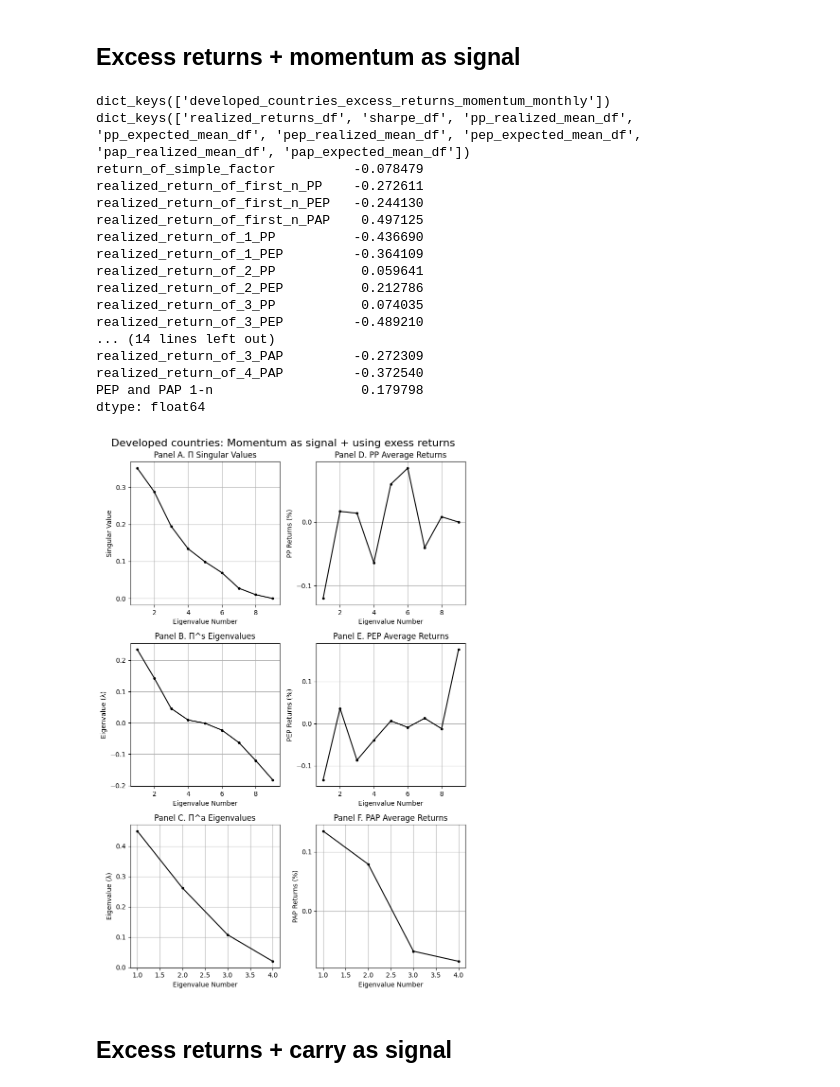
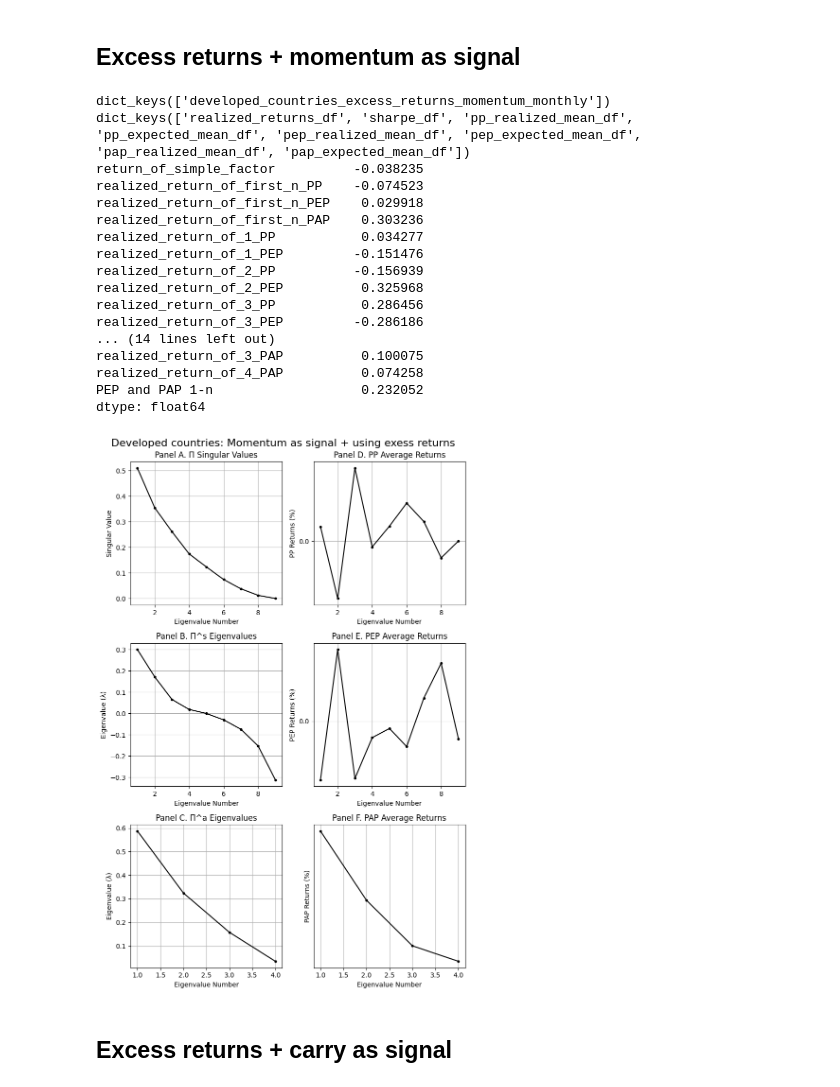
Before and after one commit to aminizadyar/Principal-Portfolios, a Jupyter notebook: PP_monthly_equity_FX.ipynb, the cells around one changed output. Cells and saved outputs as stored; diff of their text form; code cells hidden in the pictures.

Commit message:
carry implemented. deleted the simple returns case.

```diff
--- a/PP_monthly_equity_FX.ipynb
+++ b/PP_monthly_equity_FX.ipynb
@@ -82,54 +31,54 @@ dtype: float64
 # %%
 starting_year_to_filter = 1998
 end_year_to_filter = 2024
-number_of_lookback_periods = 120
+number_of_lookback_periods = 60
 number_of_PPs_to_consider = 2
 number_of_PEPs_to_consider = 2
 number_of_PAPs_to_consider = 2
-output_dict = {}
+output_dict_momentum = {}
 
 developed_countries_excess_return_monthly = pp.calculate_log_FX_excess_returns(developed_countries_spot_monthly,developed_countries_futures_monthly)
 # using past month's momentum as the signal
 signal_df = pp.build_signal_df_for_1month_momentum(developed_countries_excess_return_monthly)
 portfolios_key = "developed_countries_excess_returns_momentum_monthly"
-output_dict[portfolios_key] = pp.build_PP(developed_countries_excess_return_monthly,signal_df,
+output_dict_momentum[portfolios_key] = pp.build_PP(developed_countries_excess_return_monthly,signal_df,
                                                                    number_of_lookback_periods,starting_year_to_filter,end_year_to_filter,
                                                                    factor_data_monthly=None, number_of_PPs_to_consider=number_of_PPs_to_consider,
                                                                    number_of_PEPs_to_consider=number_of_PEPs_to_consider,
                                                                    number_of_PAPs_to_consider= number_of_PAPs_to_consider)
 
 # I calculate the results for all datasets. the results are stored in this dictionay.
-print(output_dict.keys())
+print(output_dict_momentum.keys())
 '''
 Every value of this dictionary is itself another dictionary.
 For instance the key 'sharpe_df' can be used to access the sharp values of this set of results.
 '''
-print(output_dict[portfolios_key].keys())
-print(output_dict[portfolios_key]["sharpe_df"])
+print(output_dict_momentum[portfolios_key].keys())
+print(output_dict_momentum[portfolios_key]["sharpe_df"])
 
 number_of_portfolios = developed_countries_excess_return_monthly.shape[1]
 title = 'Developed countries: Momentum as signal + using exess returns'
 
-pp.singular_values_vs_realized_returns_graph(output_dict, portfolios_key, number_of_portfolios, title)
+pp.singular_values_vs_realized_returns_graph(output_dict_momentum, portfolios_key, number_of_portfolios, title)
 # %% [output]
 dict_keys(['developed_countries_excess_returns_momentum_monthly'])
 dict_keys(['realized_returns_df', 'sharpe_df', 'pp_realized_mean_df', 'pp_expected_mean_df', 'pep_realized_mean_df', 'pep_expected_mean_df', 'pap_realized_mean_df', 'pap_expected_mean_df'])
-return_of_simple_factor          -0.078479
-realized_return_of_first_n_PP    -0.272611
-realized_return_of_first_n_PEP   -0.244130
-realized_return_of_first_n_PAP    0.497125
-realized_return_of_1_PP          -0.436690
-realized_return_of_1_PEP         -0.364109
-realized_return_of_2_PP           0.059641
-realized_return_of_2_PEP          0.212786
-realized_return_of_3_PP           0.074035
-realized_return_of_3_PEP         -0.489210
+return_of_simple_factor          -0.038235
+realized_return_of_first_n_PP    -0.074523
+realized_return_of_first_n_PEP    0.029918
+realized_return_of_first_n_PAP    0.303236
+realized_return_of_1_PP           0.034277
+realized_return_of_1_PEP         -0.151476
+realized_return_of_2_PP          -0.156939
+realized_return_of_2_PEP          0.325968
+realized_return_of_3_PP           0.286456
+realized_return_of_3_PEP         -0.286186
 ... (14 lines left out)
-realized_return_of_3_PAP         -0.272309
-realized_return_of_4_PAP         -0.372540
-PEP and PAP 1-n                   0.179798
+realized_return_of_3_PAP          0.100075
+realized_return_of_4_PAP          0.074258
+PEP and PAP 1-n                   0.232052
 dtype: float64
-[figure, old version]
+[figure, new version]
 # %% [markdown]
 ## Excess returns + carry as signal
 # %%
```
Also changed, not shown: parts of 6 cells of this notebook, 1 other file.
